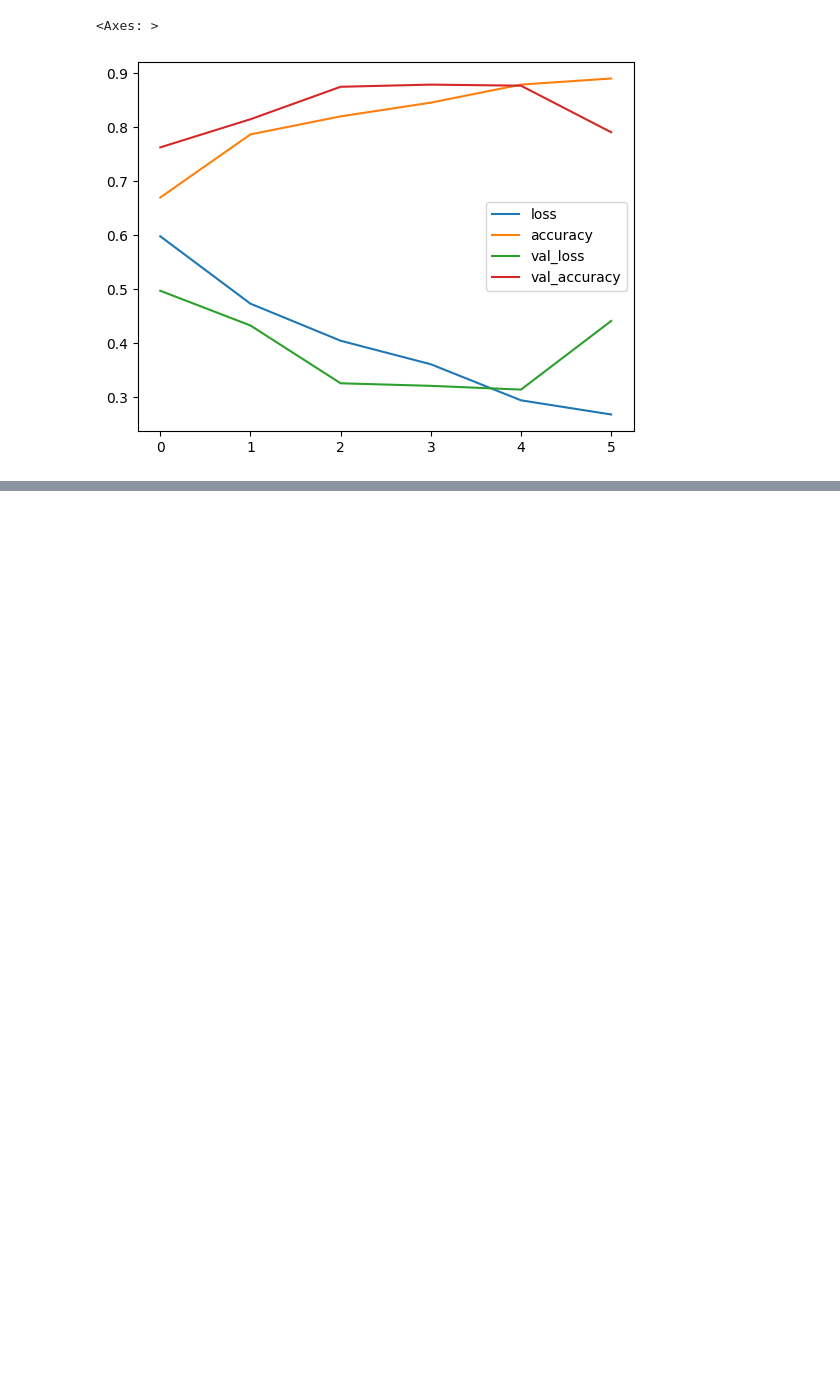
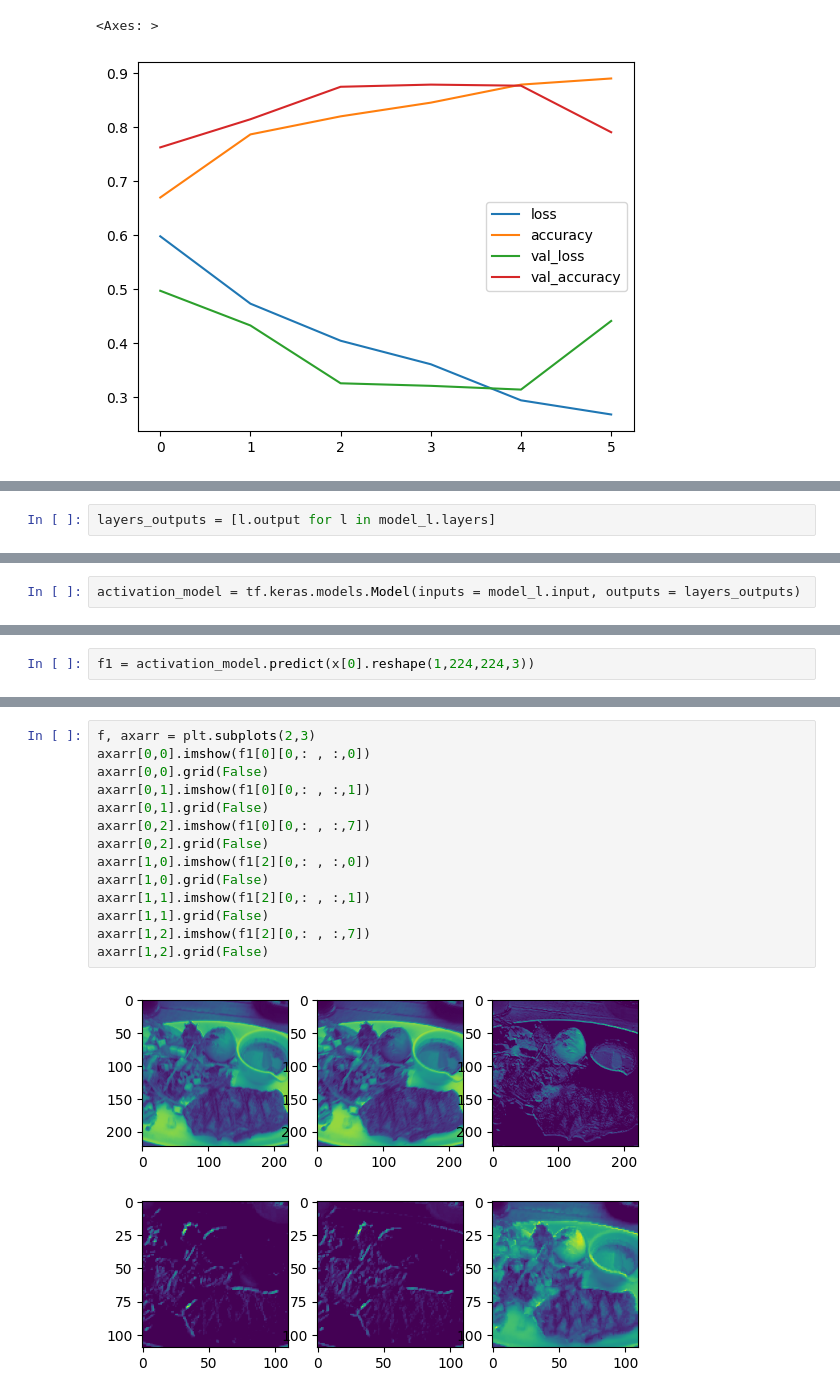
Before and after one commit to ryzhokhina/Tensorflow-Dev-Exam-Preparation, a Jupyter notebook: 03_CNN_tensorflow.ipynb, the cells around one changed output, grey strips where cells are left out. Saved outputs shown, nothing was run; the diff lists cells and outputs as text; blank space fills up the shorter version.

```diff
--- a/03_CNN_tensorflow.ipynb
+++ b/03_CNN_tensorflow.ipynb
@@ -261,0 +272,2 @@ pd.DataFrame(history_l.history).plot()
+# %%
+layers_outputs = [l.output for l in model_l.layers]
@@ -261,0 +285,2 @@ pd.DataFrame(history_l.history).plot()
+# %%
+activation_model = tf.keras.models.Model(inputs = model_l.input, outputs = layers_outputs)
@@ -261,0 +298,2 @@ pd.DataFrame(history_l.history).plot()
+# %%
+f1 = activation_model.predict(x[0].reshape(1,224,224,3))
@@ -261,0 +302,16 @@ pd.DataFrame(history_l.history).plot()
+# %%
+f, axarr = plt.subplots(2,3)
+axarr[0,0].imshow(f1[0][0,: , :,0])
+axarr[0,0].grid(False)
+axarr[0,1].imshow(f1[0][0,: , :,1])
+axarr[0,1].grid(False)
+axarr[0,2].imshow(f1[0][0,: , :,7])
+axarr[0,2].grid(False)
+axarr[1,0].imshow(f1[2][0,: , :,0])
+axarr[1,0].grid(False)
+axarr[1,1].imshow(f1[2][0,: , :,1])
+axarr[1,1].grid(False)
+axarr[1,2].imshow(f1[2][0,: , :,7])
+axarr[1,2].grid(False)
+# %% [output]
+[figure, added]
```
Also changed, not shown: parts of 6 cells of this notebook.
